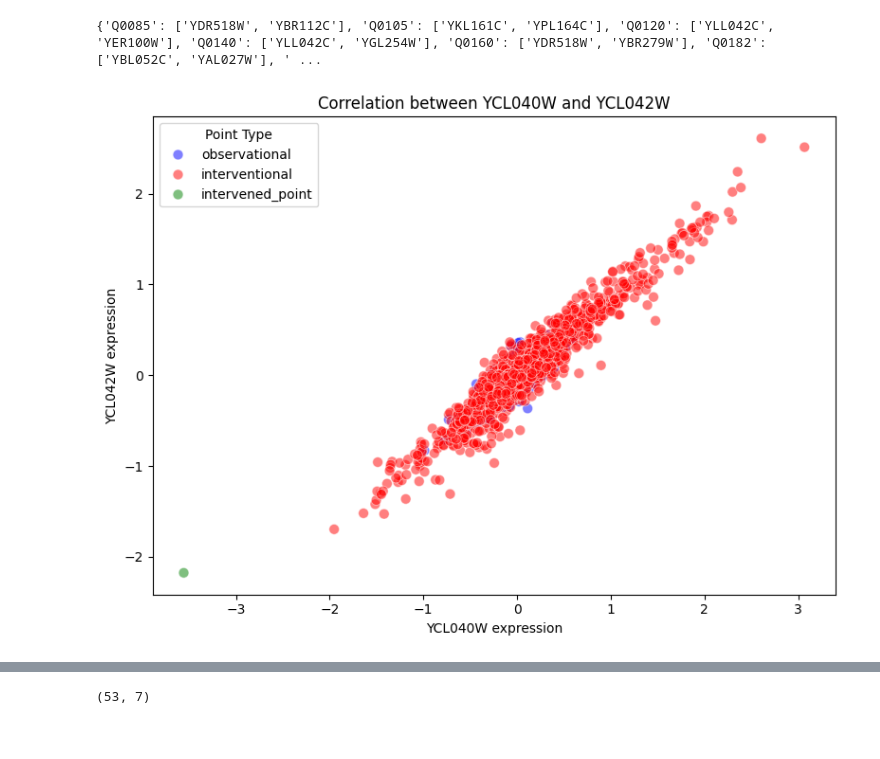
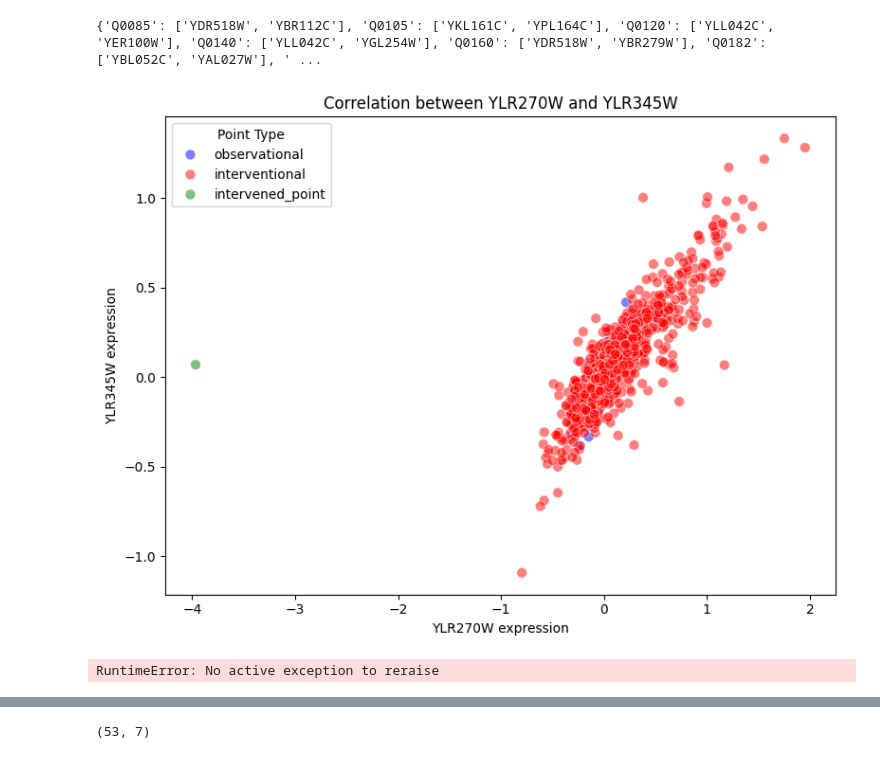
Before and after one commit to bonkh/ICM-replication, a Jupyter notebook: Experiment2/test.ipynb, the cells around one changed output, grey strips where cells are left out. Drawn from its saved outputs; the diff is of its cells as text; code cells hidden in the pictures.

```diff
--- a/Experiment2/test.ipynb
+++ b/Experiment2/test.ipynb
@@ -212,9 +212,13 @@ print(data)
 # %% [output]
 {'Q0085': ['YDR518W', 'YBR112C'], 'Q0105': ['YKL161C', 'YPL164C'], 'Q0120': ['YLL042C', 'YER100W'], 'Q0140': ['YLL042C', 'YGL254W'], 'Q0160': ['YDR518W', 'YBR279W'], 'Q0182': ['YBL052C', 'YAL027W'], ' ...
 # %%
-plot_gene_relationship('YCL042W', 'YCL040W', obs_data, int_data, int_pos_data)
+plot_gene_relationship('YLR345W', 'YLR270W', obs_data, int_data, int_pos_data)
 # %% [output]
-[figure, old version]
+[figure, new version]
+# %%
+raise
+# %% [output]
+RuntimeError: No active exception to reraise
 # %%
 # Step 1: Load the JSON file
 with open("detailed_results.json", "r") as f:
```
Also changed, not shown: 2 other files.
